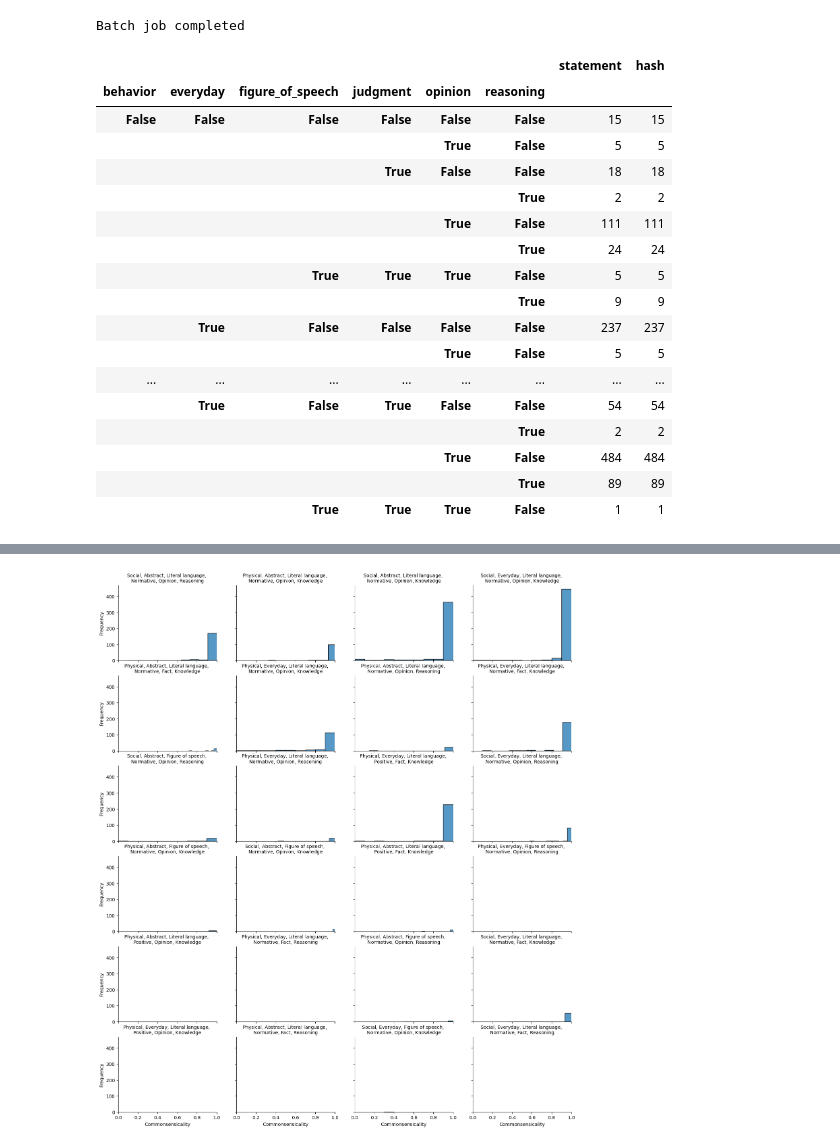
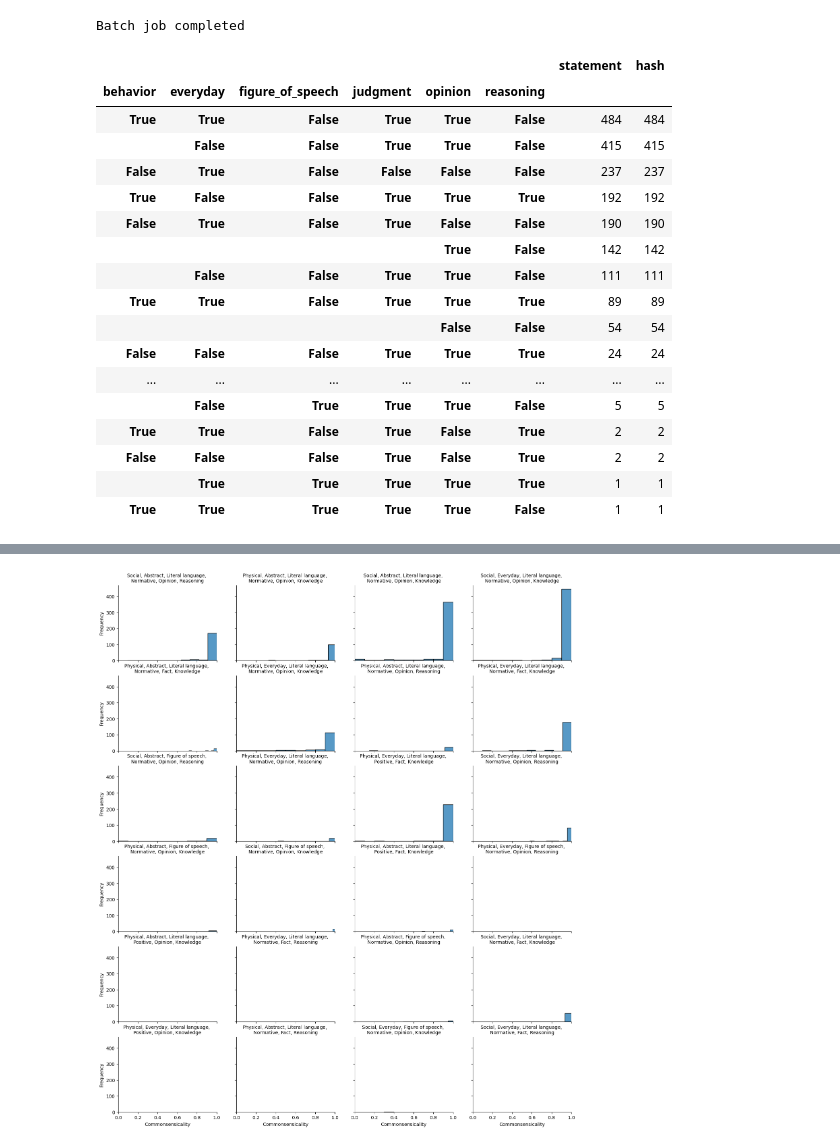
Before and after one commit to Watts-Lab/commonsense-statements, a Jupyter notebook: statement-generation.ipynb, the cells around one changed output, grey strips where cells are left out. Cells and saved outputs as stored; diff of their text form; code cells hidden in the pictures.

```diff
--- a/statement-generation.ipynb
+++ b/statement-generation.ipynb
@@ -598,28 +601,28 @@ Batch job completed
 # %%
 ratings_df = pd.read_csv('features/ratings.csv')
 # %%
-ratings_df.groupby(
+pd.DataFrame(ratings_df.groupby(
     ["behavior", "everyday", "figure_of_speech", "judgment", "opinion", "reasoning"]
-).count()
+).count()).sort_values(by="statement", ascending=False)
 # %% [output]
 |  |  |  |  |  |  | statement | hash |
 | behavior | everyday | figure_of_speech | judgment | opinion | reasoning |  |  |
-| False | False | False | False | False | False | 15 | 15 |
-|  |  |  |  | True | False | 5 | 5 |
-|  |  |  | True | False | False | 18 | 18 |
-|  |  |  |  |  | True | 2 | 2 |
-|  |  |  |  | True | False | 111 | 111 |
-|  |  |  |  |  | True | 24 | 24 |
-|  |  | True | True | True | False | 5 | 5 |
-|  |  |  |  |  | True | 9 | 9 |
-|  | True | False | False | False | False | 237 | 237 |
-|  |  |  |  | True | False | 5 | 5 |
+| True | True | False | True | True | False | 484 | 484 |
+|  | False | False | True | True | False | 415 | 415 |
+| False | True | False | False | False | False | 237 | 237 |
+| True | False | False | True | True | True | 192 | 192 |
+| False | True | False | True | False | False | 190 | 190 |
+|  |  |  |  | True | False | 142 | 142 |
+|  | False | False | True | True | False | 111 | 111 |
+| True | True | False | True | True | True | 89 | 89 |
+|  |  |  |  | False | False | 54 | 54 |
+| False | False | False | True | True | True | 24 | 24 |
 | ... | ... | ... | ... | ... | ... | ... | ... |
-|  | True | False | True | False | False | 54 | 54 |
-|  |  |  |  |  | True | 2 | 2 |
-|  |  |  |  | True | False | 484 | 484 |
-|  |  |  |  |  | True | 89 | 89 |
-|  |  | True | True | True | False | 1 | 1 |
+|  | False | True | True | True | False | 5 | 5 |
+| True | True | False | True | False | True | 2 | 2 |
+| False | False | False | True | False | True | 2 | 2 |
+|  | True | True | True | True | True | 1 | 1 |
+| True | True | True | True | True | False | 1 | 1 |
 # %%
 statement_list = []
 
```
Also changed, not shown: parts of 29 cells of this notebook, 10 other files.
